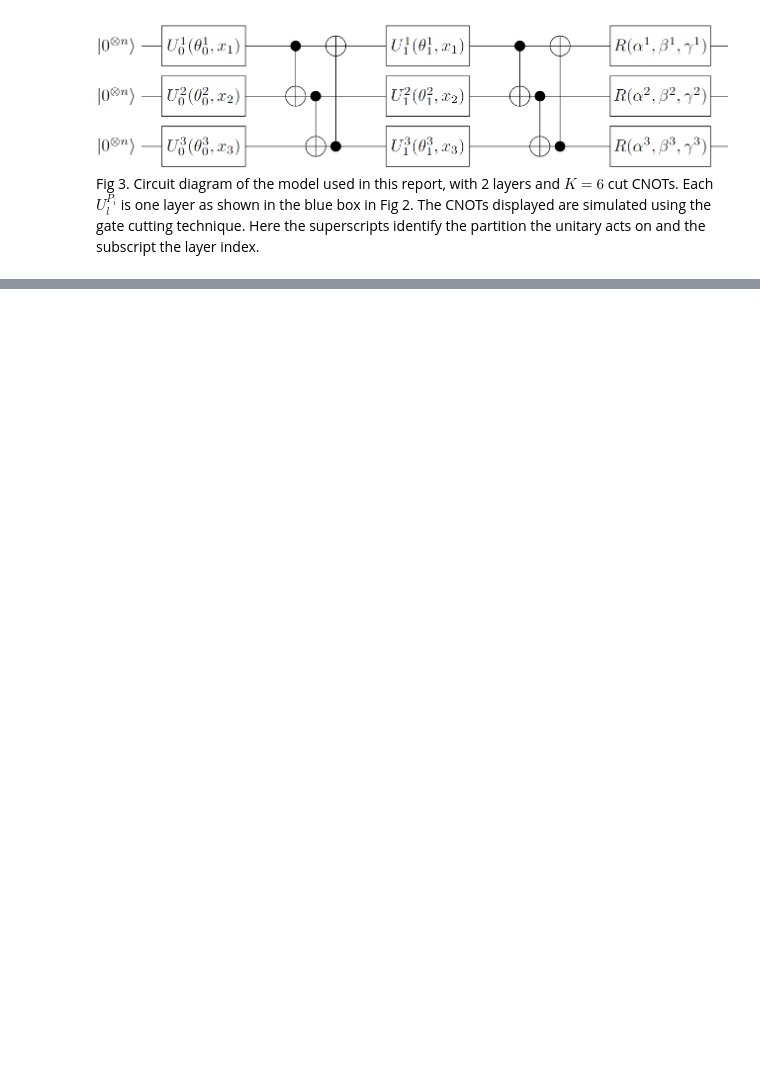
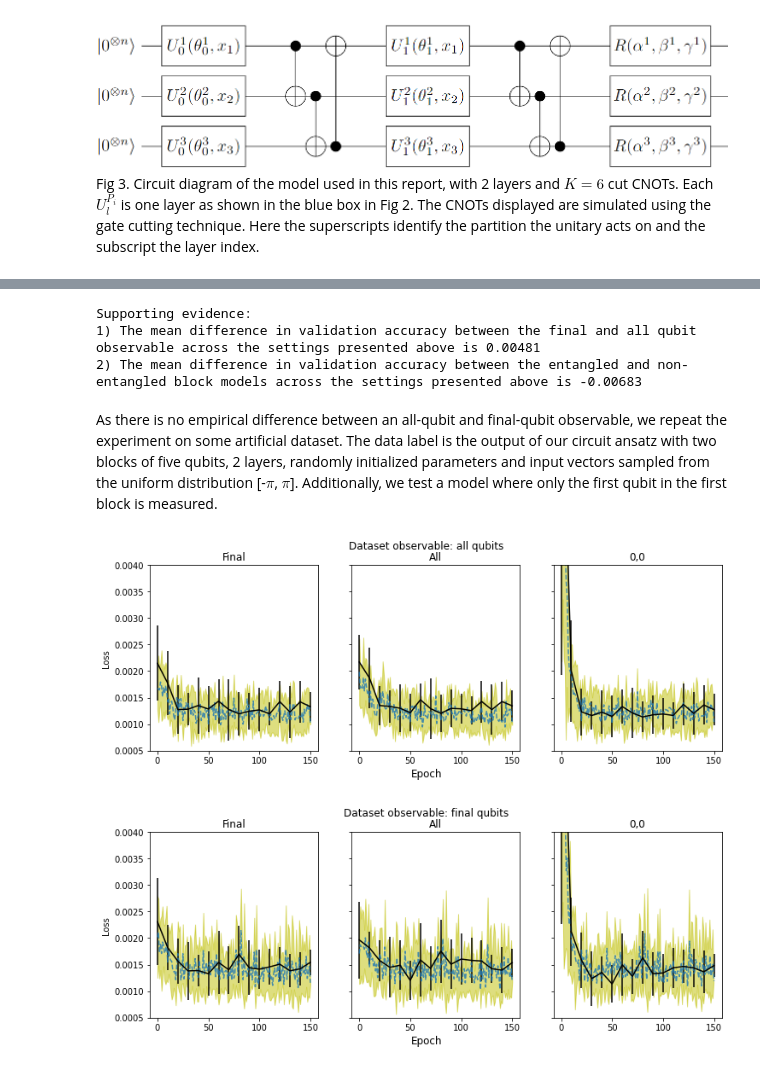
Before and after one commit to MariusvanLaar/MSc-thesis, a Jupyter notebook: Justifications.ipynb, the cells around one changed output, grey strips where cells are left out. Saved outputs shown, nothing was run; the diff lists cells and outputs as text; code cells hidden in the pictures; blank space fills up the shorter version.

```diff
--- a/Justifications.ipynb
+++ b/Justifications.ipynb
@@ -130,6 +124,6 @@ The models below have no entanglement between blocks.
 ... (8 outputs left out)
 # %%
-datasets = ["wdbc", "ion"]
+datasets = ["wdbc", "ion", "spectf"]
 ent_models = ["PQC-4B", "PQC-4D"]
 nent_models = ["PQC-4C", "PQC-4E"]
 import pandas as pd
@@ -277,0 +204,57 @@ print(v_tab)
+# %%
+print("Supporting evidence:")
+print(f"1) The mean difference in validation accuracy between the final and all qubit observable" \
+      f" across the settings presented above is {np.mean(obs_diff):.3}")
+print(f"2) The mean difference in validation accuracy between the entangled and non-entangled block models" \
+      f" across the settings presented above is {np.mean(ent_diff):.3}")
+# %% [output]
+Supporting evidence:
+1) The mean difference in validation accuracy between the final and all qubit observable across the settings presented above is 0.00481
+2) The mean difference in validation accuracy between the entangled and non-entangled block models across the settings presented above is -0.00683
+# %% [markdown]
+As there is no empirical difference between an all-qubit and final-qubit observable, we repeat the experiment on some artificial dataset. The data label is the output of our circuit ansatz with two blocks of five qubits, 2 layers, randomly initialized parameters and input vectors sampled from the uniform distribution [-$\pi$, $\pi$]. Additionally, we test a model where only the first qubit in the first block is measured.
+# %%
+datasets = ["synth-4A", "synth-4F"]
+observs = ["Final", "All", "0,0"]
+command_train = None
+
+def data_label(dataset):
+    if dataset == "synth-4A":
+        return "all qubits"
+    elif dataset == "synth-4F":
+        return "final qubits"
+
+v_x_range = np.arange(0,151, 10)#np.arange(10,151, 10)
+t_x_range = np.arange(0,151)#np.arange(10,151)
+for d in datasets:
+    fig1, ax = plt.subplots(nrows=1, ncols=3, sharey=True, figsize=(12,4))
+    fig1.suptitle(f"Dataset observable: {data_label(d)}")
+    ax[0].set_ylabel("Loss")
+    fig1.supxlabel("Epoch")
+    if d == "synth-4A":
+        ax[0].set_ylim(5e-4, 0.004)
+    if d == "synth-4F":
+        ax[0].set_ylim(5e-4, 0.004)
+    for j, o in enumerate(observs):
+        v_acc_mean, v_acc_std = [], []
+        t_acc_mean, t_acc_std = [], []
+        fname = f"runs/Exp17*{d}-*PQC-4A-2-2-5-{o}*.pkl"
+        files = glob.glob(fname)
+        if len(files) >= 1:
+            v_accs = np.zeros((len(files), 16))
+            t_accs = np.zeros((len(files), 151))
+            for i, f in enumerate(files):
+                pickle_open = open(f, 'rb')
+                run_dict = pickle.load(pickle_open)
+                v_accs[i] = run_dict["validation_loss"]#[1:]
+                t_accs[i] = run_dict["training_loss"]#[10:]
+            ax[j].set_title(f"{o}")
+            ax[j].errorbar(v_x_range, np.mean(v_accs, axis=0), yerr=np.std(v_accs, axis=0), fmt="k-")
+            #ax[j].errorbar(t_x_range[1::2], np.mean(t_accs, axis=0)[1::2], yerr=np.std(t_accs, axis=0)[1::2], fmt=colors[j]+"--", alpha=0.6)
+            ax[j].plot(t_x_range, np.mean(t_accs, axis=0), "--", alpha=0.8)
+            ax[j].fill_between(t_x_range, np.mean(t_accs, axis=0)-np.std(t_accs, axis=0),
+                               np.mean(t_accs, axis=0)+np.std(t_accs, axis=0), color="y", alpha=0.5)
+    plt.show()
+# %% [output]
+[figure, added]
+[figure, added]
```
Also changed, not shown: parts of 15 cells of this notebook, 21 other files.
